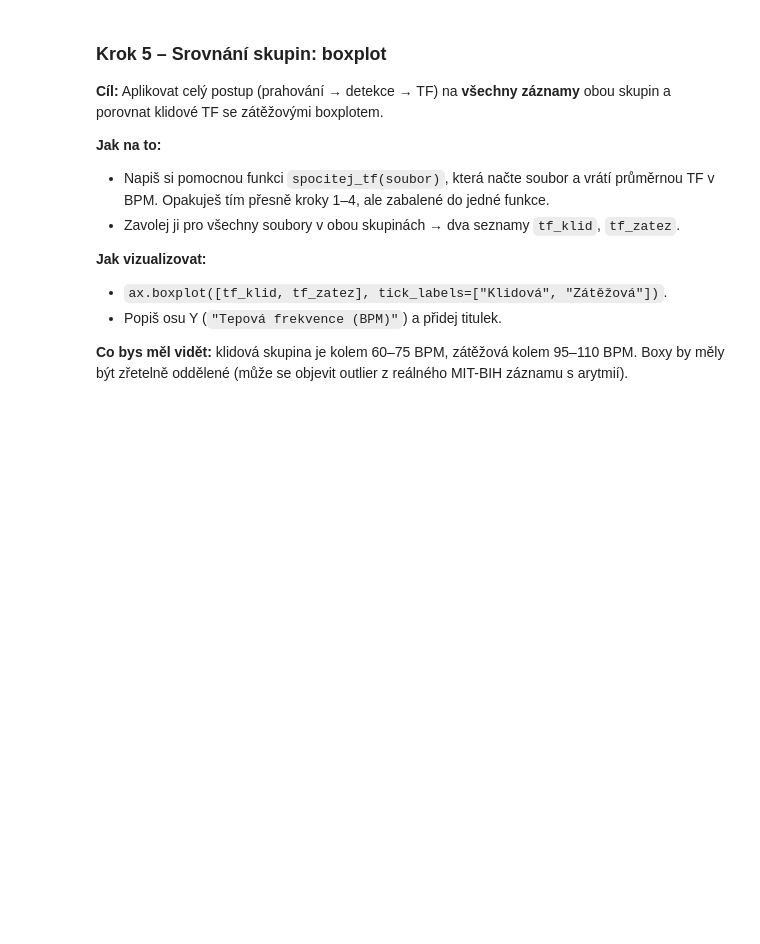
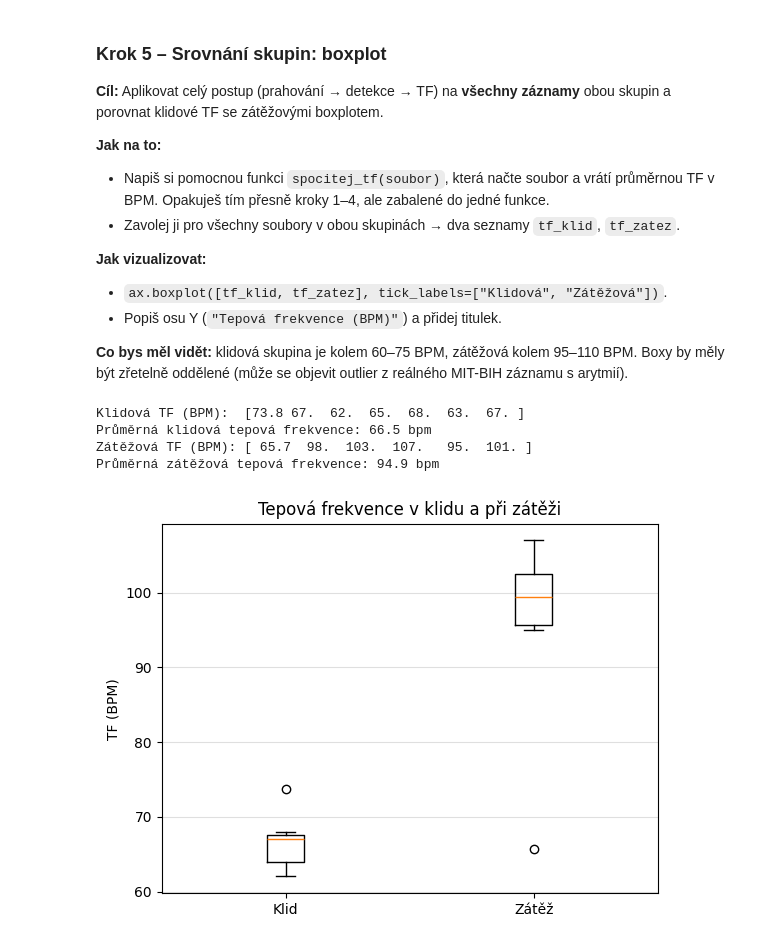
Before and after one commit to veronikahulakova/bpc-prg_cviko_12, a Jupyter notebook: cviceni_12_ekg.ipynb, the cells around one changed output. Saved outputs shown, nothing was run; the diff lists cells and outputs as text; code cells hidden in the pictures; blank space fills up the shorter version.

```diff
--- a/cviceni_12_ekg.ipynb
+++ b/cviceni_12_ekg.ipynb
@@ -216,34 +216,55 @@ zřetelně oddělené (může se objevit outlier z reálného MIT-BIH záznamu s
 # %%
 PRAH = 0.5
 
 def spocitej_tf(soubor):
     # 1) Načti soubor (np.loadtxt, skiprows=1), rozbal t a ekg.
     data = np.loadtxt(soubor, skiprows=1)
     t = data[:, 0]
     ekg = data[:, 1]
 
     # 2) Prahování a detekce vrcholů (stejné jako Krok 2–3).
     PRAH = 0.5
-    nad_prahem = data0[:,1] > PRAH
+    nad_prahem = data[:,1] > PRAH
+    t_idx = np.arange(len(nad_prahem))
+    vrcholy_idx = np.where(np.diff(nad_prahem.astype(int)) == -1)[0]
     # 3) Spočítej průměrnou TF a vrať ji.
-    ...
+    cas_vrcholu  = t[vrcholy_idx]
+    rr_intervaly = np.diff(cas_vrcholu)   # np.diff
+    tf_bpm = 60 / rr_intervaly.mean()
+    return tf_bpm
 
 # Projdi všechny soubory v obou skupinách a spočítej TF
 tf_klid  = []
 for soubor in files_klid:
-    ...
+    bpm = spocitej_tf(soubor)
+    tf_klid.append(bpm)
 
 tf_zatez = []
 for soubor in files_zatez:
-    ...
+    bpm = spocitej_tf(soubor)
+    tf_zatez.append(bpm)
 
 tf_klid  = np.array(tf_klid)
 tf_zatez = np.array(tf_zatez)
 
 print("Klidová TF (BPM): ", np.round(tf_klid, 1))
+print(f"Průměrná klidová tepová frekvence: {tf_klid.mean():.1f} bpm")
 print("Zátěžová TF (BPM):", np.round(tf_zatez, 1))
+print(f"Průměrná zátěžová tepová frekvence: {tf_zatez.mean():.1f} bpm")
 
 # Vykresli boxplot obou skupin
+fig, ax = plt.subplots()
+ax.boxplot([tf_klid, tf_zatez], tick_labels=["Klid", "Zátěž"])
+ax.set_title("Tepová frekvence v klidu a při zátěži")
+ax.set_ylabel("TF (BPM)")
+ax.grid(True, axis="y", alpha=0.4)
+plt.show()
+# %% [output]
+Klidová TF (BPM):  [73.8 67.  62.  65.  68.  63.  67. ]
+Průměrná klidová tepová frekvence: 66.5 bpm
+Zátěžová TF (BPM): [ 65.7  98.  103.  107.   95.  101. ]
+Průměrná zátěžová tepová frekvence: 94.9 bpm
+[figure, added]
 # %% [markdown]
 ### Interpretace
 
```
Also changed, not shown: parts of 5 cells of this notebook, 1 other file.
